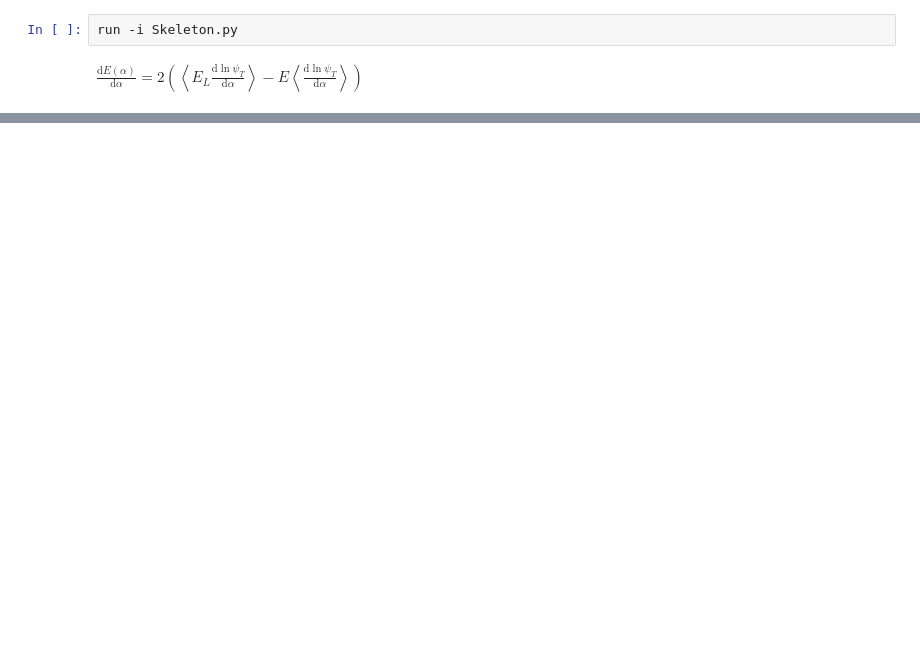
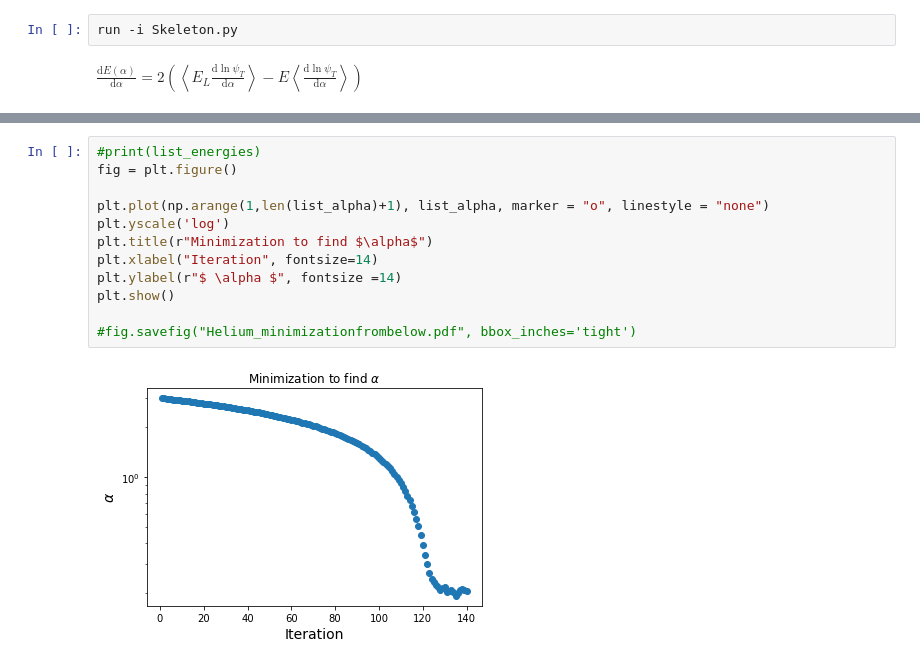
Before and after one commit to PoldeDalmau/Quantum_Monte_Carlo, a Jupyter notebook: Main.ipynb, the cells around one changed output, grey strips where cells are left out. Drawn from its saved outputs; the diff is of its cells as text; blank space fills up the shorter version.

```diff
--- a/Main.ipynb
+++ b/Main.ipynb
@@ -198,0 +111,14 @@ print("max deviation from 0 in $A_{R' R}p(R') - A_{R' R}p(R')$",max(r_rp - rp_r)
+# %%
+#print(list_energies)
+fig = plt.figure()
+
+plt.plot(np.arange(1,len(list_alpha)+1), list_alpha, marker = "o", linestyle = "none")
+plt.yscale('log')
+plt.title(r"Minimization to find $\alpha$")
+plt.xlabel("Iteration", fontsize=14)
+plt.ylabel(r"$ \alpha $", fontsize =14)
+plt.show()
+
+#fig.savefig("Helium_minimizationfrombelow.pdf", bbox_inches='tight')
+# %% [output]
+[figure, added]
```
Also changed, not shown: parts of 11 cells of this notebook, 6 other files.
